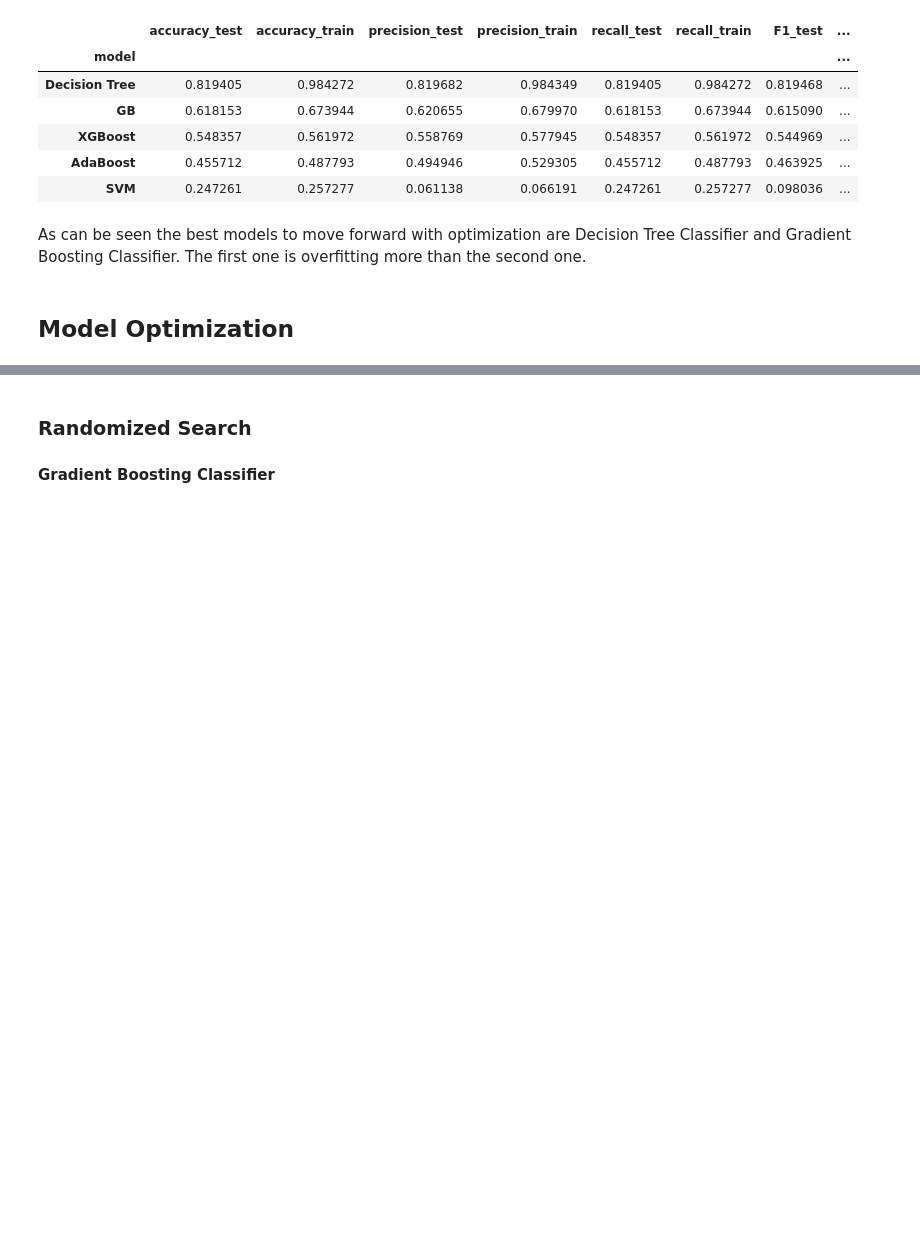
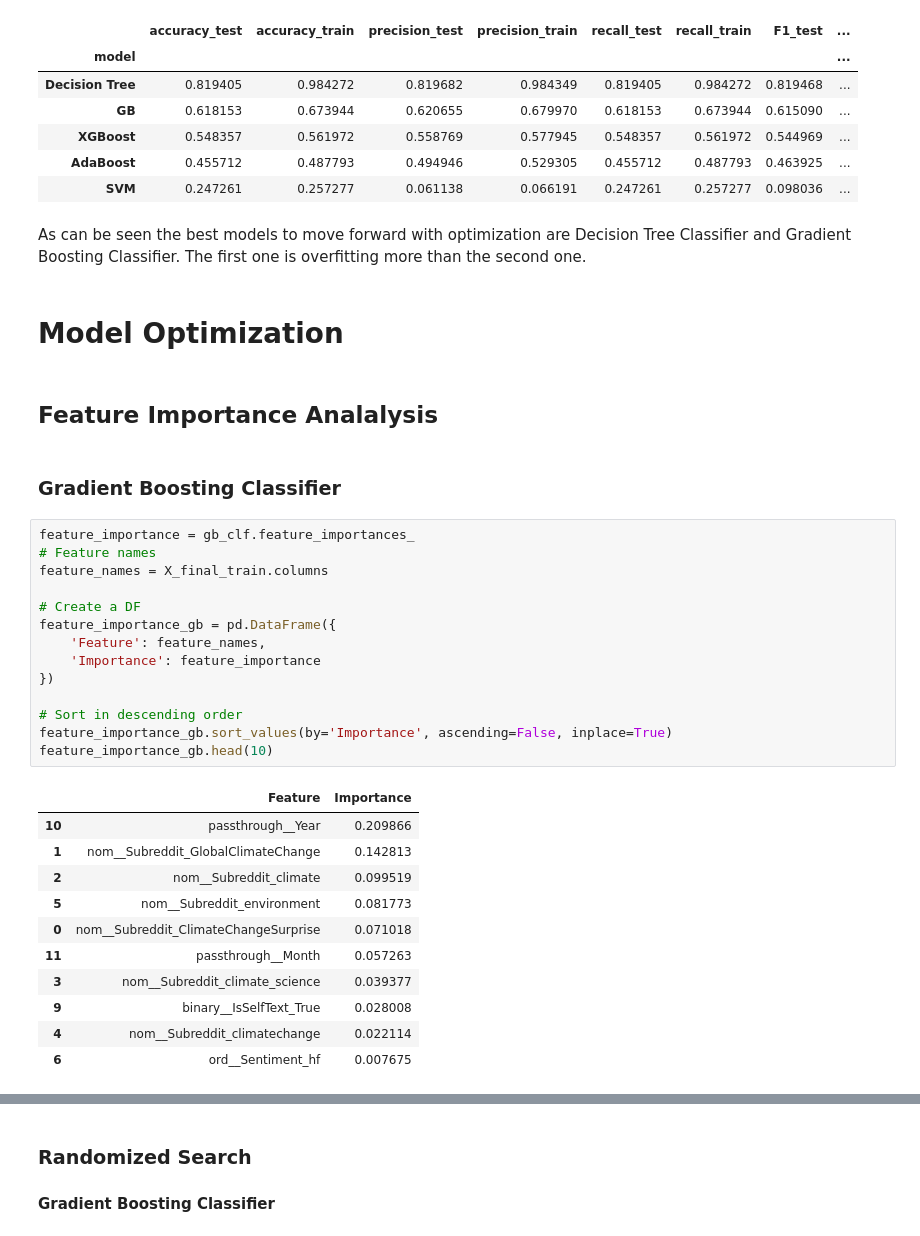
Before and after one commit to mlgomez0/advanced_python_project, a Jupyter notebook: notebooks/climate_change/climate_change_II.ipynb, the cells around one changed output, grey strips where cells are left out. Saved outputs shown, nothing was run; the diff lists cells and outputs as text; blank space fills up the shorter version.

```diff
--- a/notebooks/climate_change/climate_change_II.ipynb
+++ b/notebooks/climate_change/climate_change_II.ipynb
@@ -736,4 +736,34 @@ df_models_explorations.sort_values('accuracy_test', ascending=False)
 # %% [markdown]
 As can be seen the best models to move forward with optimization are Decision Tree Classifier and Gradient Boosting Classifier. The first one is overfitting more than the second one.
 # %% [markdown]
-## Model Optimization
+# Model Optimization
+# %% [markdown]
+## Feature Importance Analalysis
+# %% [markdown]
+### Gradient Boosting Classifier
+# %%
+feature_importance = gb_clf.feature_importances_
+# Feature names
+feature_names = X_final_train.columns
+
+# Create a DF
+feature_importance_gb = pd.DataFrame({
+    'Feature': feature_names,
+    'Importance': feature_importance
+})
+
+# Sort in descending order
+feature_importance_gb.sort_values(by='Importance', ascending=False, inplace=True)
+feature_importance_gb.head(10)
+# %% [output]
+|  | Feature | Importance |
+| 10 | passthrough__Year | 0.209866 |
+| 1 | nom__Subreddit_GlobalClimateChange | 0.142813 |
+| 2 | nom__Subreddit_climate | 0.099519 |
+| 5 | nom__Subreddit_environment | 0.081773 |
+| 0 | nom__Subreddit_ClimateChangeSurprise | 0.071018 |
+| 11 | passthrough__Month | 0.057263 |
+| 3 | nom__Subreddit_climate_science | 0.039377 |
+| 9 | binary__IsSelfText_True | 0.028008 |
+| 4 | nom__Subreddit_climatechange | 0.022114 |
+| 6 | ord__Sentiment_hf | 0.007675 |
```
Also changed, not shown: parts of 12 cells of this notebook.
